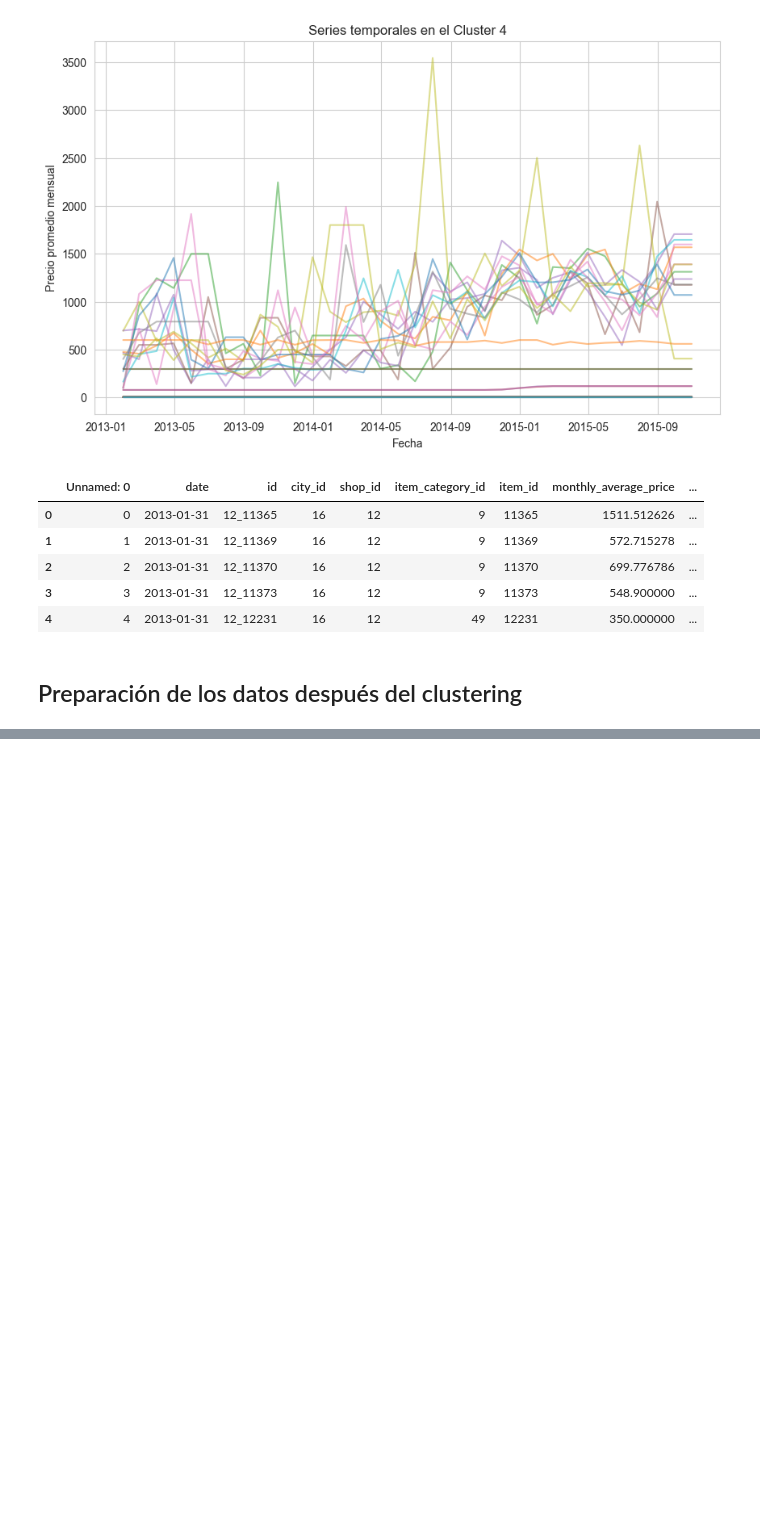
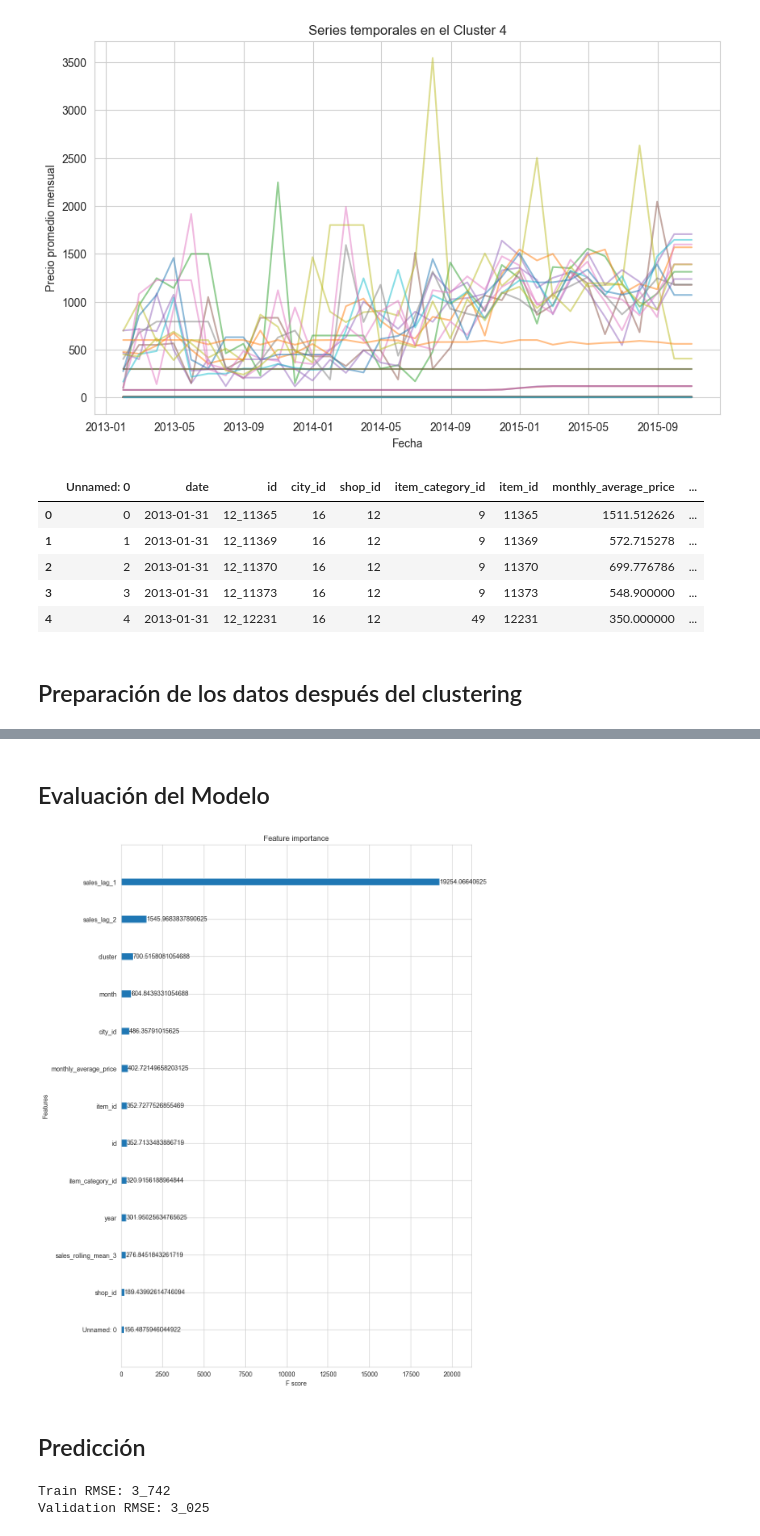
Before and after one commit to Nambu89/ML_Time_Series, a Jupyter notebook: Model_Time_Series.ipynb, the cells around one changed output, grey strips where cells are left out. Drawn from its saved outputs; the diff is of its cells as text; code cells hidden in the pictures; blank space fills up the shorter version.

Commit message:
Modelo terminado, predicciones hechas. Resultados: Train RMSE: 3_742 Validation RMSE: 3_025

```diff
--- a/Model_Time_Series.ipynb
+++ b/Model_Time_Series.ipynb
@@ -395,0 +387,13 @@ KeyError: "['sales_lag_1', 'sales_lag_2', 'sales_rolling_mean_3'] not in index"
+# %%
+#usamos gridsearch para encontrar los mejores parámetros
+model_base = xgb.XGBRegressor(eval_metric="rmse", seed=175, eta=0.1)
+# Definir los parámetros a ajustar
+param_grid = {
+    'n_estimators': [300, 500, 700],
+    'max_depth': [4, 6, 7],
+    'learning_rate': [0.05, 0.1, 0.2]
+
+}
+grid_search = GridSearchCV(estimator=model_base, param_grid=param_grid, cv=5, scoring='neg_root_mean_squared_error')
+# %%
+grid_search.fit(X_train, y_train, verbose=True)
@@ -395,0 +427,3 @@ KeyError: "['sales_lag_1', 'sales_lag_2', 'sales_rolling_mean_3'] not in index"
+# %%
+best_model=xgb.XGBRegressor(eval_metric="rmse", seed=74, eta=0.05, max_depth=4, n_estimators=300, gamma=0.1, alpha=0.1, min_child_weight=1)
+best_model
@@ -395,0 +442,5 @@ KeyError: "['sales_lag_1', 'sales_lag_2', 'sales_rolling_mean_3'] not in index"
+# %%
+best_model.fit( X_train, y_train,
+    eval_set = [(X_train, y_train), (X_valida, y_valida)],
+    verbose = True,
+    early_stopping_rounds = 15)
@@ -395,0 +575,9 @@ KeyError: "['sales_lag_1', 'sales_lag_2', 'sales_rolling_mean_3'] not in index"
+# %% [markdown]
+## Evaluación del Modelo
+# %%
+fig, ax = plt.subplots(figsize = (10, 15))
+xgb.plot_importance(best_model, importance_type = "gain", ax = ax);
+# %% [output]
+[figure, added]
+# %% [markdown]
+## Predicción
@@ -395,0 +612,6 @@ KeyError: "['sales_lag_1', 'sales_lag_2', 'sales_rolling_mean_3'] not in index"
+# %%
+print(f"Train RMSE: {rmse_train}")
+print(f"Validation RMSE: {rmse_valida}")
+# %% [output]
+Train RMSE: 3_742
+Validation RMSE: 3_025
```
Also changed, not shown: parts of 19 cells of this notebook, 2 other files.
